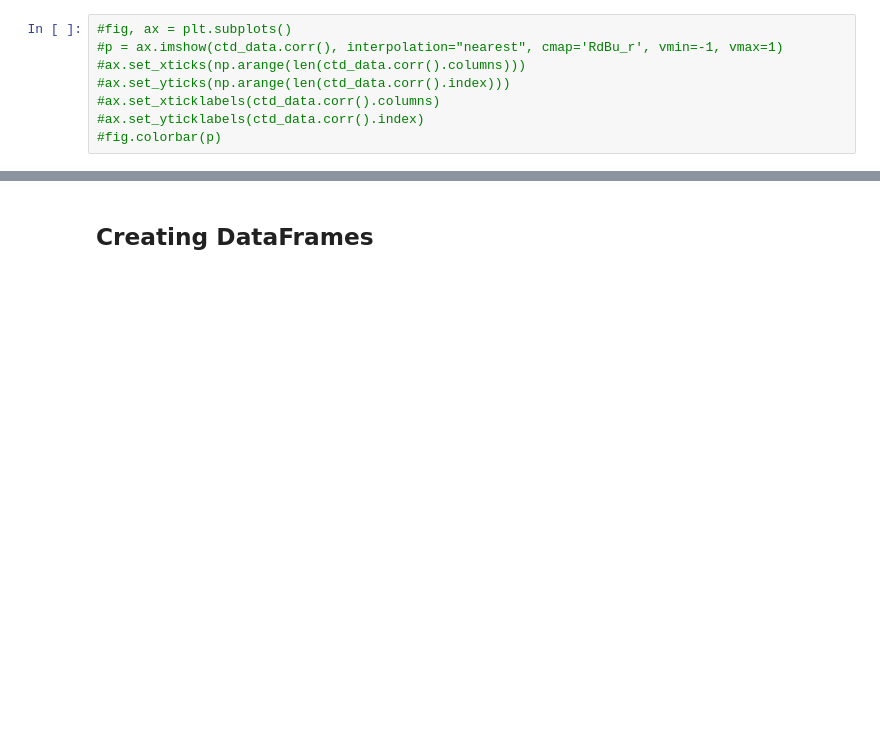
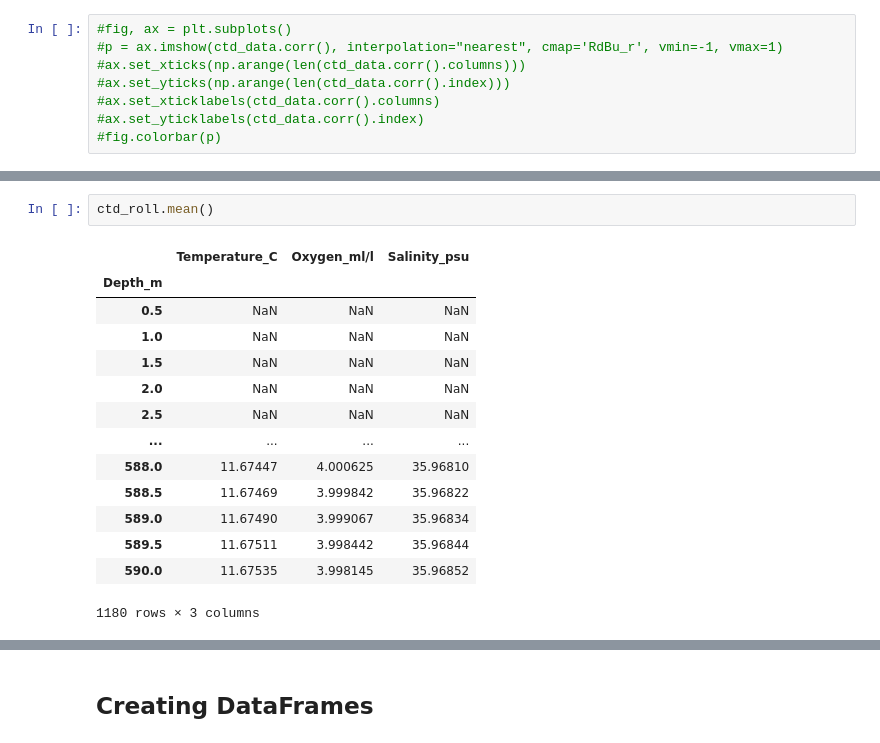
Before and after one commit to ueapy/ppd_python, a Jupyter notebook: notebooks/09-Pandas-Intro.ipynb, the cells around one changed output, grey strips where cells are left out. Drawn from its saved outputs; the diff is of its cells as text; blank space fills up the shorter version.

```diff
--- a/notebooks/09-Pandas-Intro.ipynb
+++ b/notebooks/09-Pandas-Intro.ipynb
@@ -288,0 +340,17 @@ If you want to visualise this correlation matrix, uncomment the following code c
+# %%
+ctd_roll.mean()
+# %% [output]
+|  | Temperature_C | Oxygen_ml/l | Salinity_psu |
+| Depth_m |  |  |  |
+| 0.5 | NaN | NaN | NaN |
+| 1.0 | NaN | NaN | NaN |
+| 1.5 | NaN | NaN | NaN |
+| 2.0 | NaN | NaN | NaN |
+| 2.5 | NaN | NaN | NaN |
+| ... | ... | ... | ... |
+| 588.0 | 11.67447 | 4.000625 | 35.96810 |
+| 588.5 | 11.67469 | 3.999842 | 35.96822 |
+| 589.0 | 11.67490 | 3.999067 | 35.96834 |
+| 589.5 | 11.67511 | 3.998442 | 35.96844 |
+| 590.0 | 11.67535 | 3.998145 | 35.96852 |
+1180 rows × 3 columns
```
Also changed, not shown: parts of 12 cells of this notebook.
